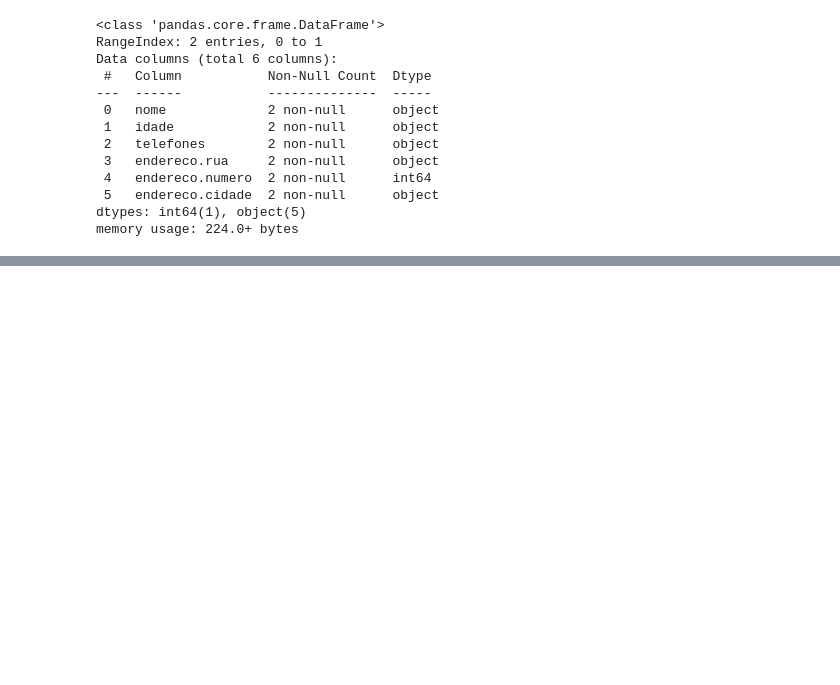
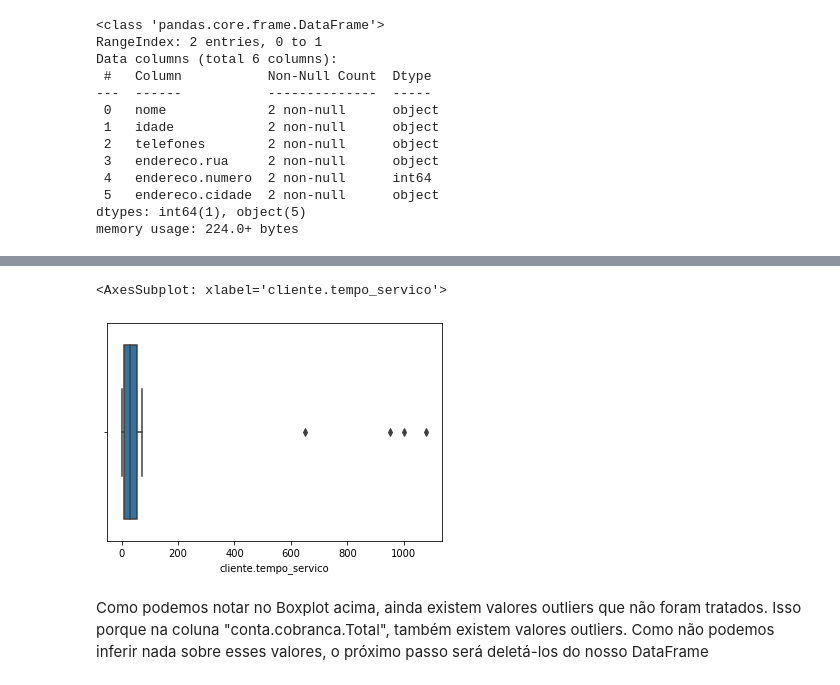
Before and after one commit to mvsampaio98/Data_Science, a Jupyter notebook: Estudo/Python_para_Data_Science/8_Pandas_Limpeza_Tramento.ipynb, the cells around one changed output, grey strips where cells are left out. Saved outputs shown, nothing was run; the diff lists cells and outputs as text; code cells hidden in the pictures; blank space fills up the shorter version.

```diff
--- a/Estudo/Python_para_Data_Science/8_Pandas_Limpeza_Tramento.ipynb
+++ b/Estudo/Python_para_Data_Science/8_Pandas_Limpeza_Tramento.ipynb
@@ -264,0 +707,4 @@ json_sem_vazio = json_normalizado.query('`endereco.rua` != ""')
+# %%
+df_sem_out = df_sem_nulos.copy()
+# %%
+outliers_index = (df_sem_out['cliente.tempo_servico'] < lim_inferior) | (df_sem_out['cliente.tempo_servico'] > lim_superior)
@@ -264,0 +725,9 @@ json_sem_vazio = json_normalizado.query('`endereco.rua` != ""')
+# %%
+df_sem_out.loc[outliers_index, 'cliente.tempo_servico'] = np.ceil(df_sem_out.loc[outliers_index, 'conta.cobranca.Total']/df_sem_out.loc[outliers_index, 'conta.cobranca.mensal'])
+# %%
+sns.boxplot(x=df_sem_out['cliente.tempo_servico'])
+# %% [output]
+<AxesSubplot: xlabel='cliente.tempo_servico'>
+[figure, added]
+# %% [markdown]
+Como podemos notar no Boxplot acima, ainda existem valores outliers que não foram tratados. Isso porque na coluna "conta.cobranca.Total", também existem valores outliers. Como não podemos inferir nada sobre esses valores, o próximo passo será deletá-los do nosso DataFrame
```
Also changed, not shown: parts of 94 cells of this notebook, 2 other files.
